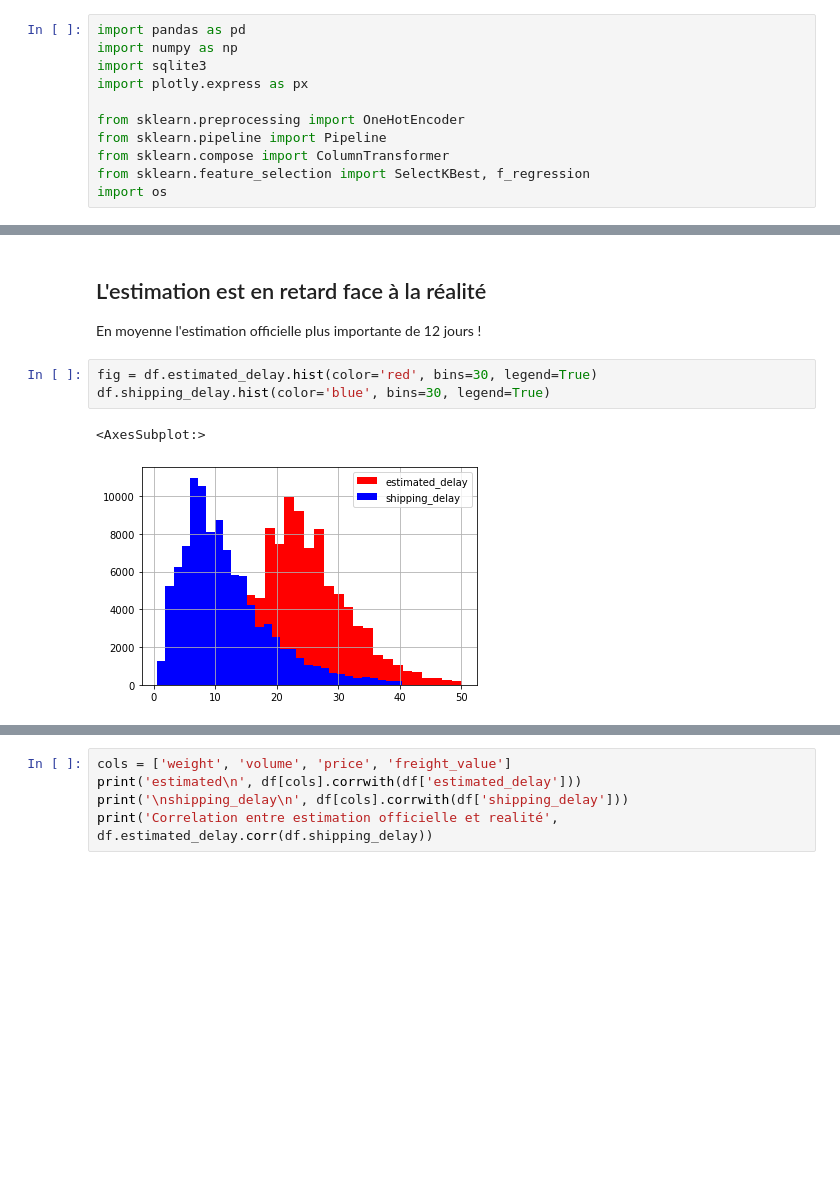
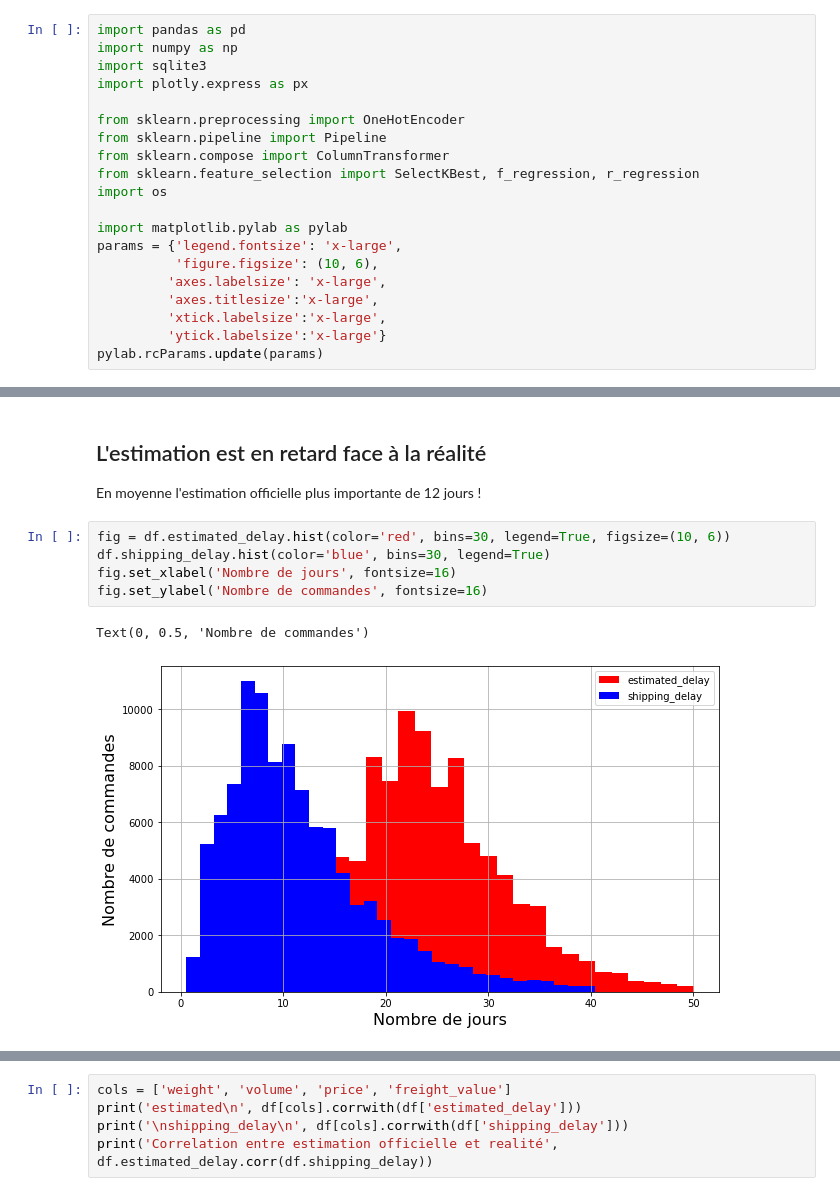
Before and after one commit to Nicolas-Malgat/E2_prediction_temps_livraison, a Jupyter notebook: work/3_feature_engineering.ipynb, the cells around one changed output, grey strips where cells are left out. Cells and saved outputs as stored; diff of their text form; blank space fills up the shorter version.

Commit message:
Ajout de divers graphiques et visuels pour le diaporama

```diff
--- a/work/3_feature_engineering.ipynb
+++ b/work/3_feature_engineering.ipynb
@@ -7,8 +7,17 @@ import plotly.express as px
 from sklearn.preprocessing import OneHotEncoder
 from sklearn.pipeline import Pipeline
 from sklearn.compose import ColumnTransformer
-from sklearn.feature_selection import SelectKBest, f_regression
+from sklearn.feature_selection import SelectKBest, f_regression, r_regression
 import os
+
+import matplotlib.pylab as pylab
+params = {'legend.fontsize': 'x-large',
+          'figure.figsize': (10, 6),
+         'axes.labelsize': 'x-large',
+         'axes.titlesize':'x-large',
+         'xtick.labelsize':'x-large',
+         'ytick.labelsize':'x-large'}
+pylab.rcParams.update(params)
 # %% [markdown]
 # Chargement des donnees
 # %%
@@ -64,8 +73,10 @@ print(df.shape)
 
 En moyenne l'estimation officielle plus importante de 12 jours !
 # %%
-fig = df.estimated_delay.hist(color='red', bins=30, legend=True)
+fig = df.estimated_delay.hist(color='red', bins=30, legend=True, figsize=(10, 6))
 df.shipping_delay.hist(color='blue', bins=30, legend=True)
+fig.set_xlabel('Nombre de jours', fontsize=16)
+fig.set_ylabel('Nombre de commandes', fontsize=16)
 # %% [output]
-<AxesSubplot:>
+Text(0, 0.5, 'Nombre de commandes')
-[figure, old version]
+[figure, new version]
```
Also changed, not shown: parts of 5 cells of this notebook, 6 other files.
